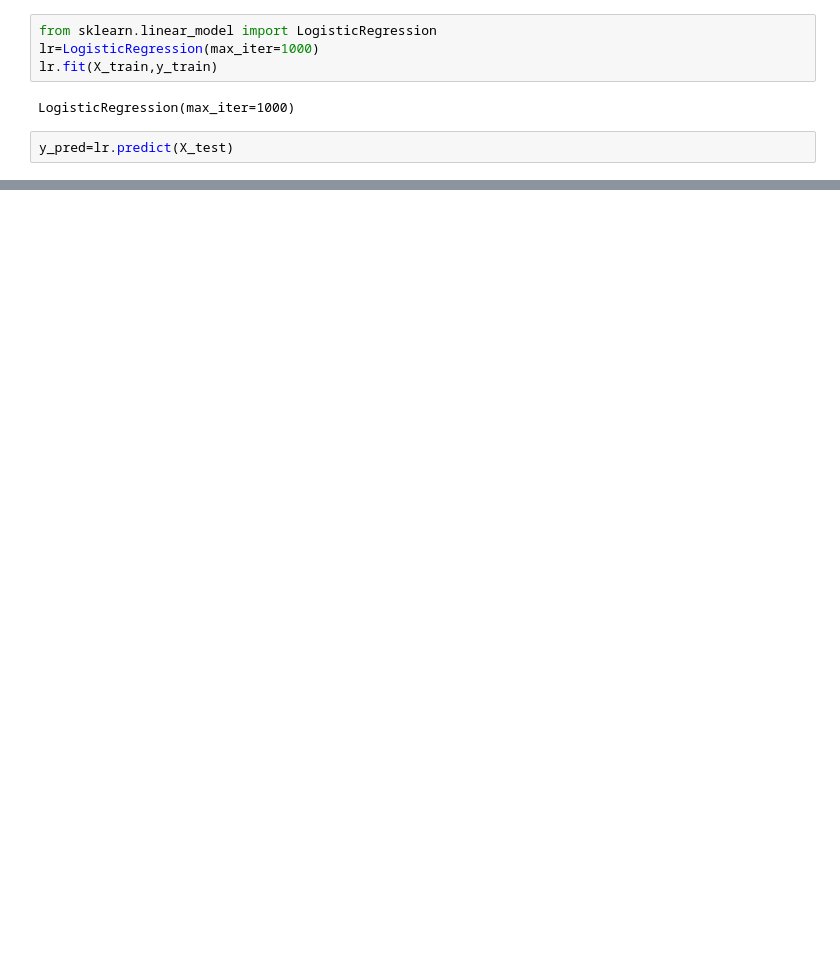
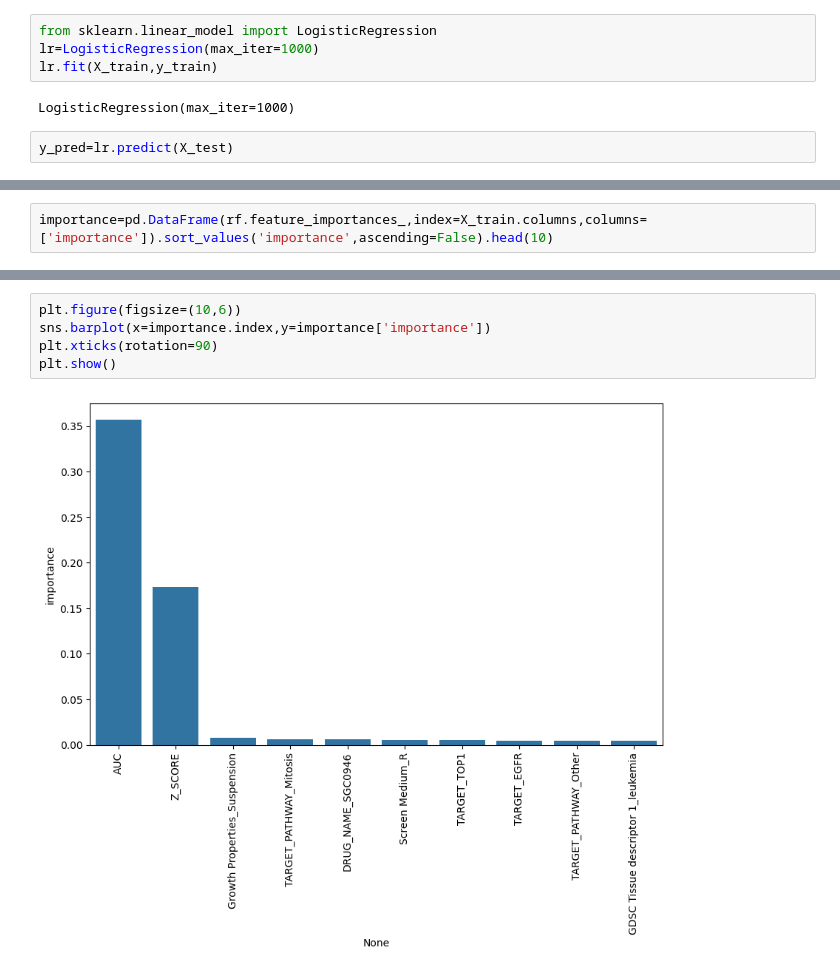
Before and after one commit to soumya-statistics-11/gdsc-drug-response-prediction, a Jupyter notebook: Untitled2.ipynb, the cells around one changed output, grey strips where cells are left out. Saved outputs shown, nothing was run; the diff lists cells and outputs as text; blank space fills up the shorter version.

```diff
--- a/Untitled2.ipynb
+++ b/Untitled2.ipynb
@@ -94,0 +143,2 @@ weighted avg       0.98      0.98      0.98     48407
+# %%
+importance=pd.DataFrame(rf.feature_importances_,index=X_train.columns,columns=['importance']).sort_values('importance',ascending=False).head(10)
@@ -94,0 +159,7 @@ weighted avg       0.98      0.98      0.98     48407
+# %%
+plt.figure(figsize=(10,6))
+sns.barplot(x=importance.index,y=importance['importance'])
+plt.xticks(rotation=90)
+plt.show()
+# %% [output]
+[figure, added]
```
Also changed, not shown: parts of 15 cells of this notebook.
